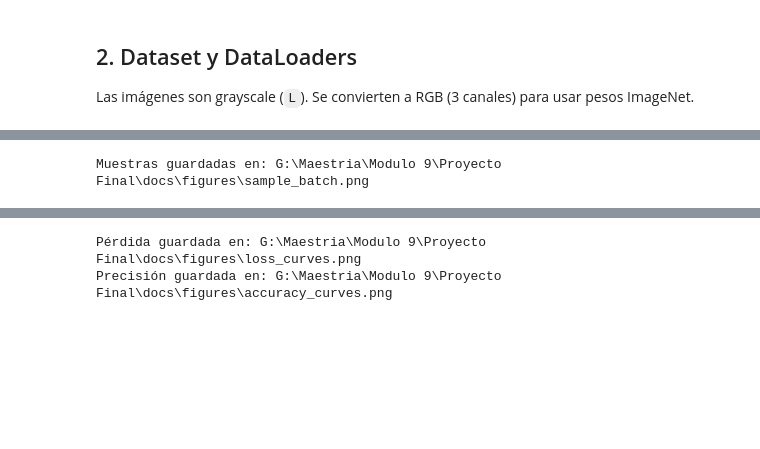
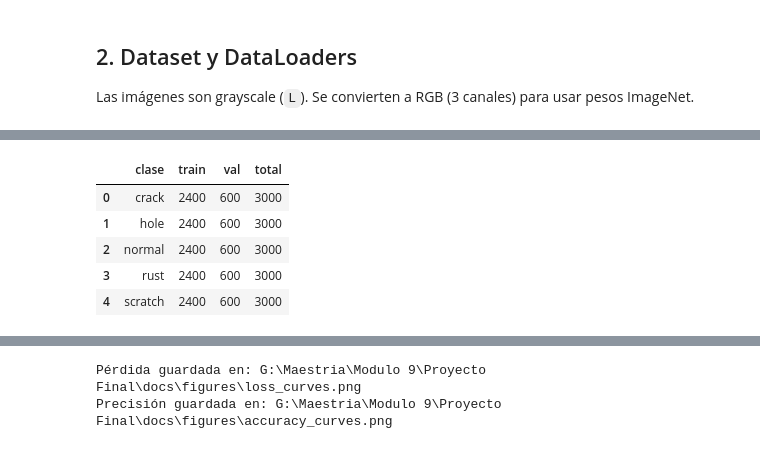
Before and after one commit to SimonLexRS/vision-computacional, a Jupyter notebook: entrenar_modelos.ipynb, the cells around one changed output, grey strips where cells are left out. Drawn from its saved outputs; the diff is of its cells as text; code cells hidden in the pictures; blank space fills up the shorter version.

```diff
--- a/entrenar_modelos.ipynb
+++ b/entrenar_modelos.ipynb
@@ -189,19 +209,27 @@ Modelo en GPU: cuda:0
-# %%
-# Vista rápida de un batch (imágenes procesadas)
-images, labels = next(iter(train_loader))
-fig, axes = plt.subplots(2, 4, figsize=(10, 5))
-for ax, img, label in zip(axes.ravel(), images[:8], labels[:8]):
-    x = img.permute(1, 2, 0).numpy()
-    x = x * np.array(IMAGENET_STD) + np.array(IMAGENET_MEAN)
-    ax.imshow(np.clip(x, 0, 1))
-    ax.set_title(CLASS_NAMES[int(label)])
-    ax.axis("off")
-plt.suptitle("Muestras de entrenamiento (batch procesado)")
-plt.tight_layout()
-sample_path = FIGURES_DIR / "sample_batch.png"
-plt.savefig(sample_path, dpi=150, bbox_inches="tight")
-plt.savefig(OUTPUT_DIR / "sample_batch.png", dpi=150, bbox_inches="tight")
-show_figure()
-print(f"Muestras guardadas en: {sample_path}")
-# %% [output]
-Muestras guardadas en: G:\Maestria\Modulo 9\Proyecto Final\docs\figures\sample_batch.png
+# %%
+# Distribución de clases
+train_counts = np.bincount(
+    train_ds.targets,
+    minlength=NUM_CLASSES
+)
+
+val_counts = np.bincount(
+    val_ds.targets,
+    minlength=NUM_CLASSES
+)
+
+class_distribution = pd.DataFrame({
+    "clase": CLASS_NAMES,
+    "train": train_counts,
+    "val": val_counts,
+    "total": train_counts + val_counts,
+})
+
+class_distribution
+# %% [output]
+|  | clase | train | val | total |
+| 0 | crack | 2400 | 600 | 3000 |
+| 1 | hole | 2400 | 600 | 3000 |
+| 2 | normal | 2400 | 600 | 3000 |
+| 3 | rust | 2400 | 600 | 3000 |
+| 4 | scratch | 2400 | 600 | 3000 |
```
Also changed, not shown: parts of 44 cells of this notebook.
